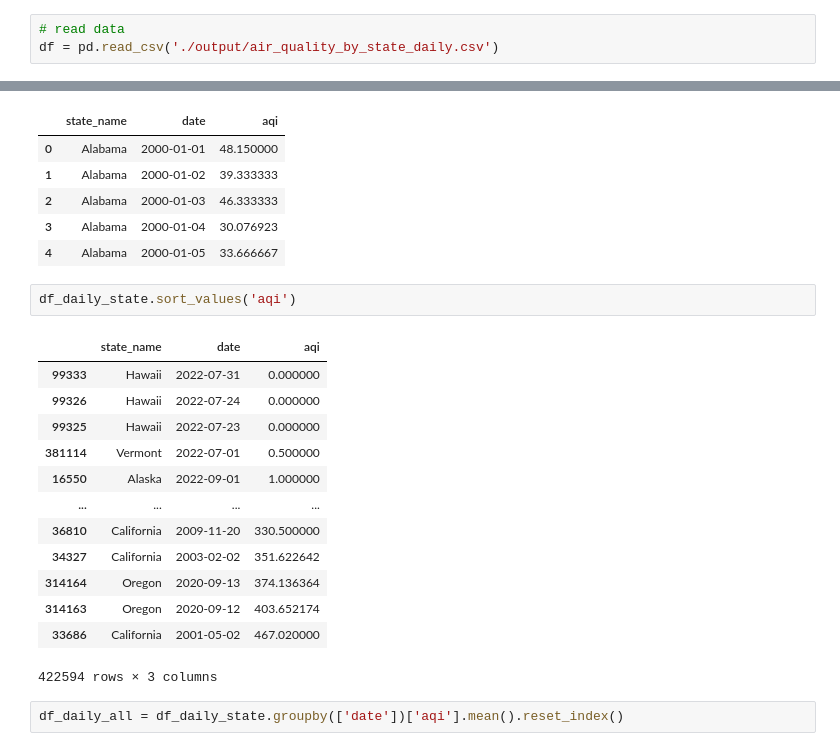
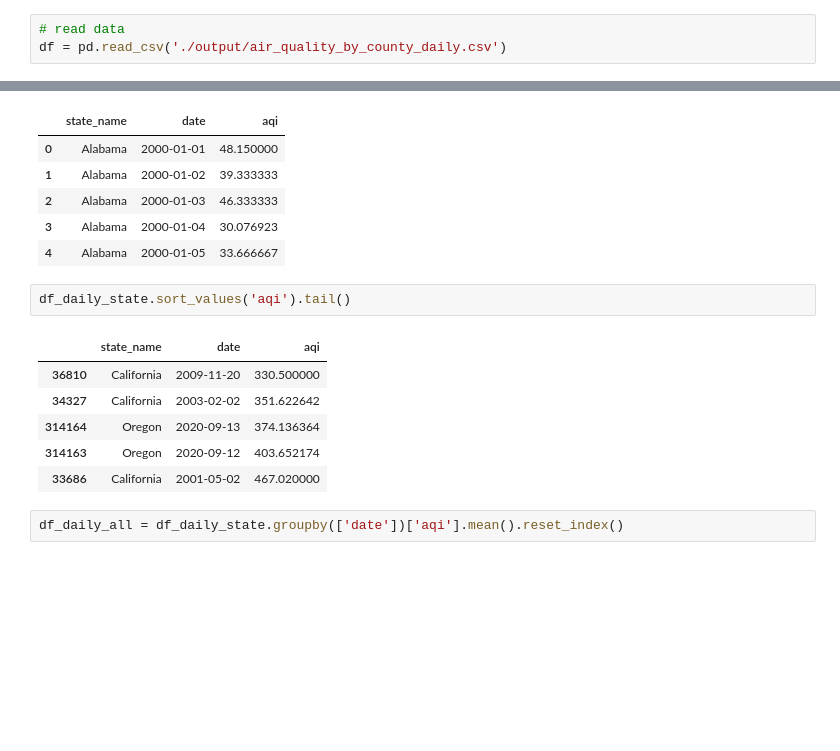
Before and after one commit to boay00/group-project-ev, a Jupyter notebook: AJ_Modeling.ipynb, the cells around one changed output, grey strips where cells are left out. Cells and saved outputs as stored; diff of their text form; blank space fills up the shorter version.

```diff
--- a/AJ_Modeling.ipynb
+++ b/AJ_Modeling.ipynb
@@ -20,7 +21,7 @@ from pandas.plotting import register_matplotlib_converters
 register_matplotlib_converters()
 # %%
 # read data
-df = pd.read_csv('./output/air_quality_by_state_daily.csv')
+df = pd.read_csv('./output/air_quality_by_county_daily.csv')
 # %%
 # Change date column to be datetime dtype
 df['date'] = pd.to_datetime(df['date'])
@@ -108,21 +135,14 @@ df_daily_state.head()
 | 3 | Alabama | 2000-01-04 | 30.076923 |
 | 4 | Alabama | 2000-01-05 | 33.666667 |
 # %%
-df_daily_state.sort_values('aqi')
+df_daily_state.sort_values('aqi').tail()
 # %% [output]
 |  | state_name | date | aqi |
-| 99333 | Hawaii | 2022-07-31 | 0.000000 |
-| 99326 | Hawaii | 2022-07-24 | 0.000000 |
-| 99325 | Hawaii | 2022-07-23 | 0.000000 |
-| 381114 | Vermont | 2022-07-01 | 0.500000 |
-| 16550 | Alaska | 2022-09-01 | 1.000000 |
-| ... | ... | ... | ... |
 | 36810 | California | 2009-11-20 | 330.500000 |
 | 34327 | California | 2003-02-02 | 351.622642 |
 | 314164 | Oregon | 2020-09-13 | 374.136364 |
 | 314163 | Oregon | 2020-09-12 | 403.652174 |
 | 33686 | California | 2001-05-02 | 467.020000 |
-422594 rows × 3 columns
 # %%
 df_daily_all = df_daily_state.groupby(['date'])['aqi'].mean().reset_index()
 # %%
```
Also changed, not shown: parts of 175 cells of this notebook, 3 other files.
